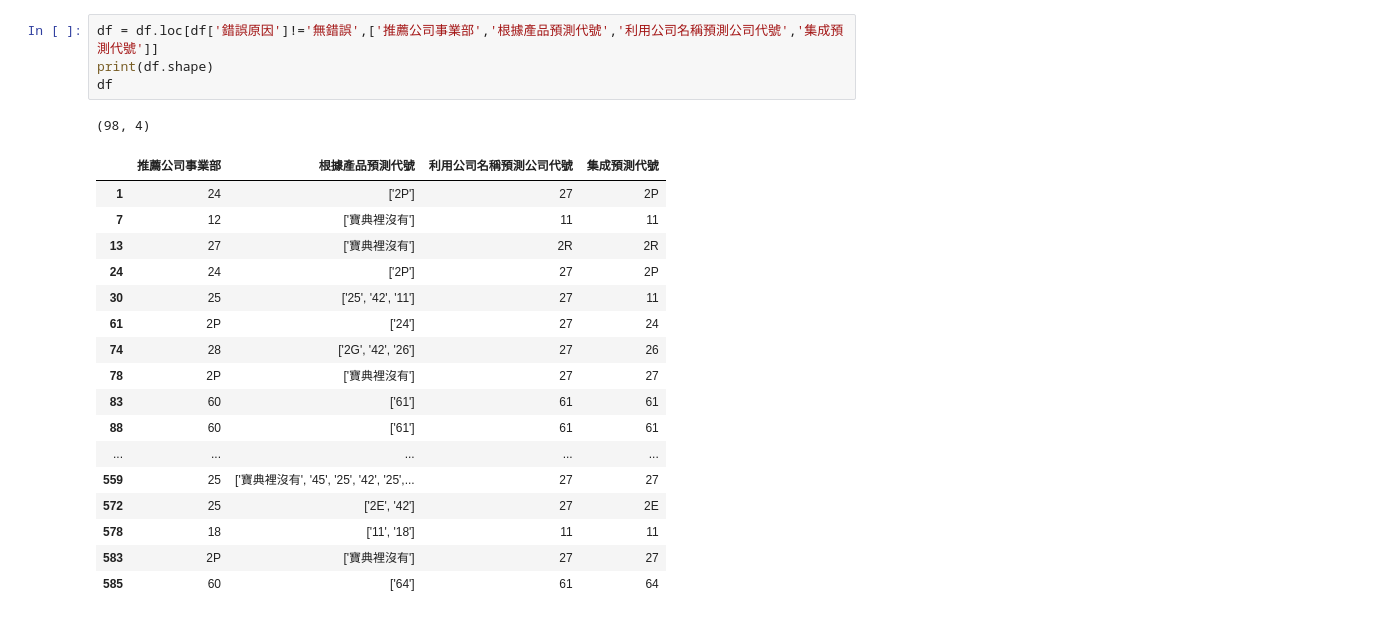
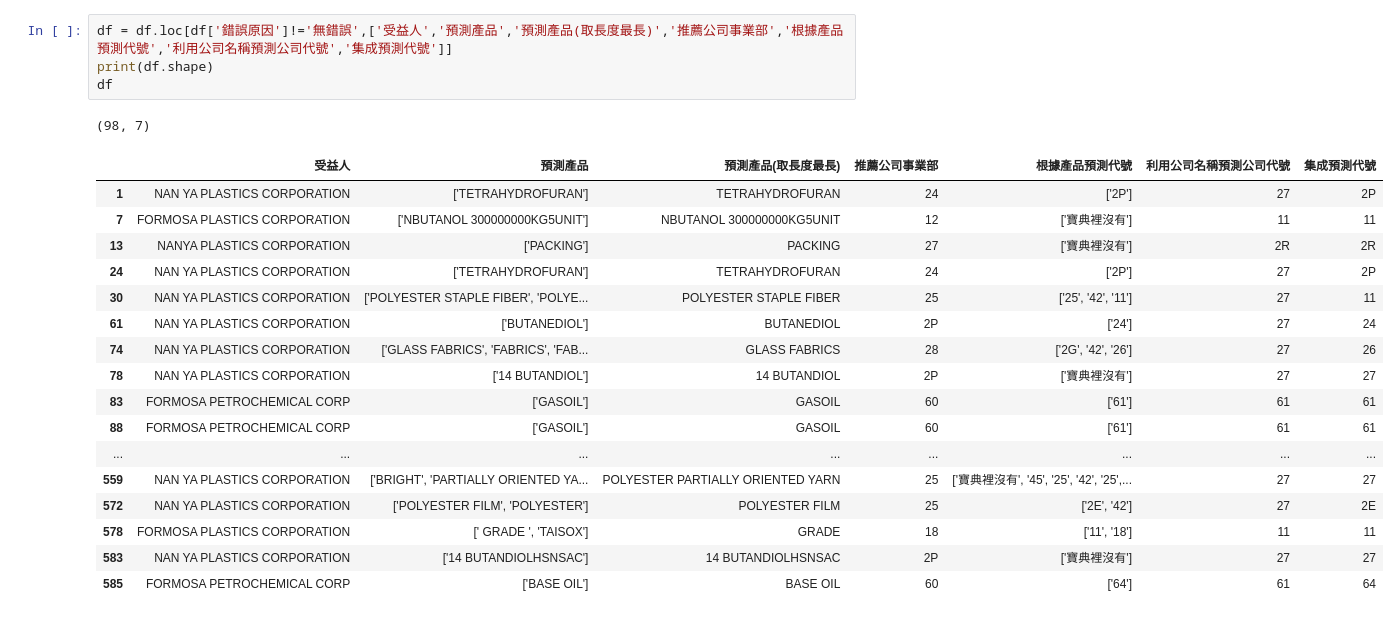
Before and after one commit to skywalker0803r/Letter-of-Credit-Intelligent-Auxiliary-Semantic-Analysis-System, a Jupyter notebook: notebook/測試結果debug.ipynb, the cells around one changed output. Cells and saved outputs as stored; diff of their text form.

```diff
--- a/notebook/測試結果debug.ipynb
+++ b/notebook/測試結果debug.ipynb
@@ -14,23 +21,23 @@ df.head()
 # %%
-df = df.loc[df['錯誤原因']!='無錯誤',['推薦公司事業部','根據產品預測代號','利用公司名稱預測公司代號','集成預測代號']]
+df = df.loc[df['錯誤原因']!='無錯誤',['受益人','預測產品','預測產品(取長度最長)','推薦公司事業部','根據產品預測代號','利用公司名稱預測公司代號','集成預測代號']]
 print(df.shape)
 df
 # %% [output]
-(98, 4)
+(98, 7)
-|  | 推薦公司事業部 | 根據產品預測代號 | 利用公司名稱預測公司代號 | 集成預測代號 |
-| 1 | 24 | ['2P'] | 27 | 2P |
-| 7 | 12 | ['寶典裡沒有'] | 11 | 11 |
-| 13 | 27 | ['寶典裡沒有'] | 2R | 2R |
-| 24 | 24 | ['2P'] | 27 | 2P |
-| 30 | 25 | ['25', '42', '11'] | 27 | 11 |
-| 61 | 2P | ['24'] | 27 | 24 |
-| 74 | 28 | ['2G', '42', '26'] | 27 | 26 |
-| 78 | 2P | ['寶典裡沒有'] | 27 | 27 |
-| 83 | 60 | ['61'] | 61 | 61 |
-| 88 | 60 | ['61'] | 61 | 61 |
-| ... | ... | ... | ... | ... |
-| 559 | 25 | ['寶典裡沒有', '45', '25', '42', '25',... | 27 | 27 |
-| 572 | 25 | ['2E', '42'] | 27 | 2E |
-| 578 | 18 | ['11', '18'] | 11 | 11 |
-| 583 | 2P | ['寶典裡沒有'] | 27 | 27 |
-| 585 | 60 | ['64'] | 61 | 64 |
+|  | 受益人 | 預測產品 | 預測產品(取長度最長) | 推薦公司事業部 | 根據產品預測代號 | 利用公司名稱預測公司代號 | 集成預測代號 |
+| 1 | NAN YA PLASTICS CORPORATION | ['TETRAHYDROFURAN'] | TETRAHYDROFURAN | 24 | ['2P'] | 27 | 2P |
+| 7 | FORMOSA PLASTICS CORPORATION | ['NBUTANOL 300000000KG5UNIT'] | NBUTANOL 300000000KG5UNIT | 12 | ['寶典裡沒有'] | 11 | 11 |
+| 13 | NANYA PLASTICS CORPORATION | ['PACKING'] | PACKING | 27 | ['寶典裡沒有'] | 2R | 2R |
+| 24 | NAN YA PLASTICS CORPORATION | ['TETRAHYDROFURAN'] | TETRAHYDROFURAN | 24 | ['2P'] | 27 | 2P |
+| 30 | NAN YA PLASTICS CORPORATION | ['POLYESTER STAPLE FIBER', 'POLYE... | POLYESTER STAPLE FIBER | 25 | ['25', '42', '11'] | 27 | 11 |
+| 61 | NAN YA PLASTICS CORPORATION | ['BUTANEDIOL'] | BUTANEDIOL | 2P | ['24'] | 27 | 24 |
+| 74 | NAN YA PLASTICS CORPORATION | ['GLASS FABRICS', 'FABRICS', 'FAB... | GLASS FABRICS | 28 | ['2G', '42', '26'] | 27 | 26 |
+| 78 | NAN YA PLASTICS CORPORATION | ['14 BUTANDIOL'] | 14 BUTANDIOL | 2P | ['寶典裡沒有'] | 27 | 27 |
+| 83 | FORMOSA PETROCHEMICAL CORP | ['GASOIL'] | GASOIL | 60 | ['61'] | 61 | 61 |
+| 88 | FORMOSA PETROCHEMICAL CORP | ['GASOIL'] | GASOIL | 60 | ['61'] | 61 | 61 |
+| ... | ... | ... | ... | ... | ... | ... | ... |
+| 559 | NAN YA PLASTICS CORPORATION | ['BRIGHT', 'PARTIALLY ORIENTED YA... | POLYESTER PARTIALLY ORIENTED YARN | 25 | ['寶典裡沒有', '45', '25', '42', '25',... | 27 | 27 |
+| 572 | NAN YA PLASTICS CORPORATION | ['POLYESTER FILM', 'POLYESTER'] | POLYESTER FILM | 25 | ['2E', '42'] | 27 | 2E |
+| 578 | FORMOSA PLASTICS CORPORATION | [' GRADE ', 'TAISOX'] | GRADE | 18 | ['11', '18'] | 11 | 11 |
+| 583 | NAN YA PLASTICS CORPORATION | ['14 BUTANDIOLHSNSAC'] | 14 BUTANDIOLHSNSAC | 2P | ['寶典裡沒有'] | 27 | 27 |
+| 585 | FORMOSA PETROCHEMICAL CORP | ['BASE OIL'] | BASE OIL | 60 | ['64'] | 61 | 64 |
```
Also changed, not shown: parts of 1 cell of this notebook.
